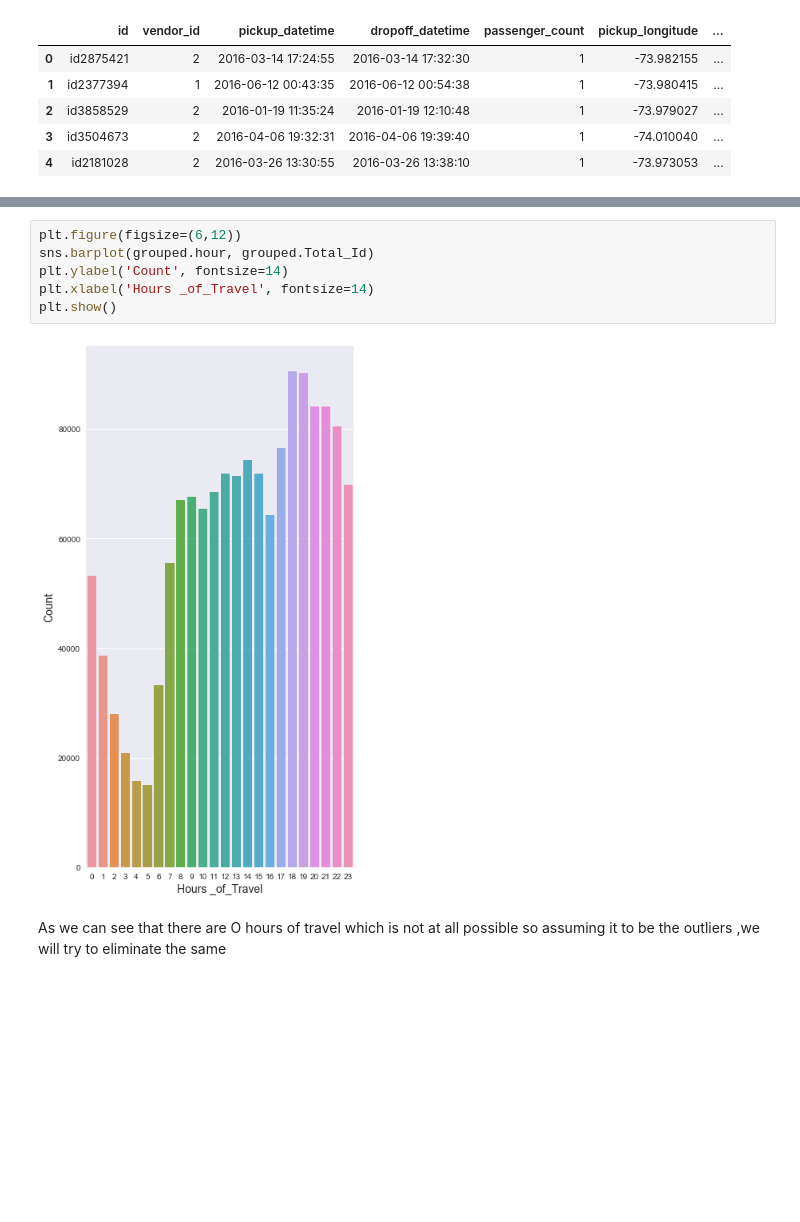
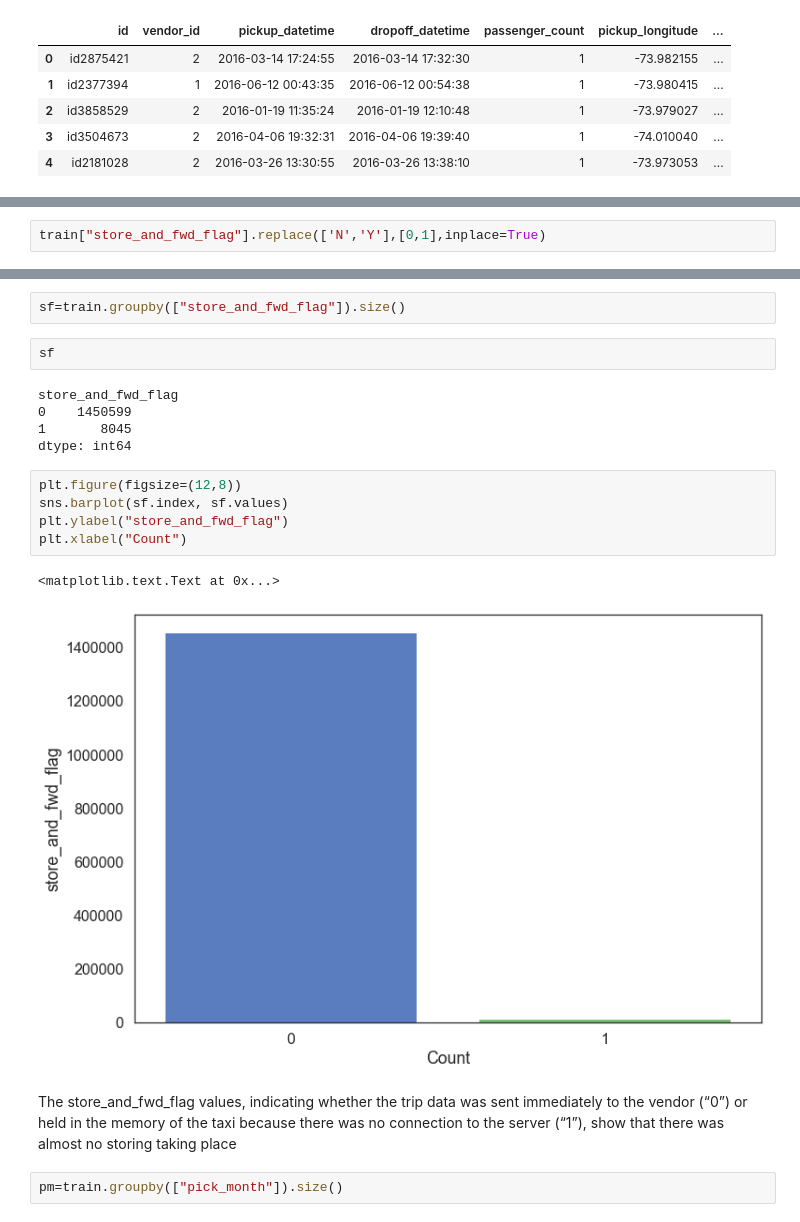
Before and after one commit to pd4052/New-York-City-Taxi-Trip-Duration, a Jupyter notebook: NYC_Taxi_Trip.ipynb, the cells around one changed output, grey strips where cells are left out. Cells and saved outputs as stored; diff of their text form; blank space fills up the shorter version.

```diff
--- a/NYC_Taxi_Trip.ipynb
+++ b/NYC_Taxi_Trip.ipynb
@@ -165,0 +192,2 @@ is deprecated and will be removed in a future version
+# %%
+train["store_and_fwd_flag"].replace(['N','Y'],[0,1],inplace=True)
@@ -166,10 +217,21 @@ is deprecated and will be removed in a future version
+# %%
+sf=train.groupby(["store_and_fwd_flag"]).size()
+# %%
+sf
+# %% [output]
+store_and_fwd_flag
+0    1450599
+1       8045
+dtype: int64
 # %%
-plt.figure(figsize=(6,12))
-sns.barplot(grouped.hour, grouped.Total_Id)
-plt.ylabel('Count', fontsize=14)
-plt.xlabel('Hours _of_Travel', fontsize=14)
-plt.show()
+plt.figure(figsize=(12,8))
+sns.barplot(sf.index, sf.values)
+plt.ylabel("store_and_fwd_flag")
+plt.xlabel("Count")
 # %% [output]
+<matplotlib.text.Text at 0x...>
-[figure, old version]
+[figure, new version]
-# %% [markdown]
-As we can see that there are O hours of travel which is not at all possible so assuming it to be the outliers ,we will try to eliminate the  same
+# %% [markdown]
+The store_and_fwd_flag values, indicating whether the trip data was sent immediately to the vendor (“0”) or held in the memory of the taxi because there was no connection to the server (“1”), show that there was almost no storing taking place
+# %%
+pm=train.groupby(["pick_month"]).size()
```
Also changed, not shown: parts of 25 cells of this notebook.
